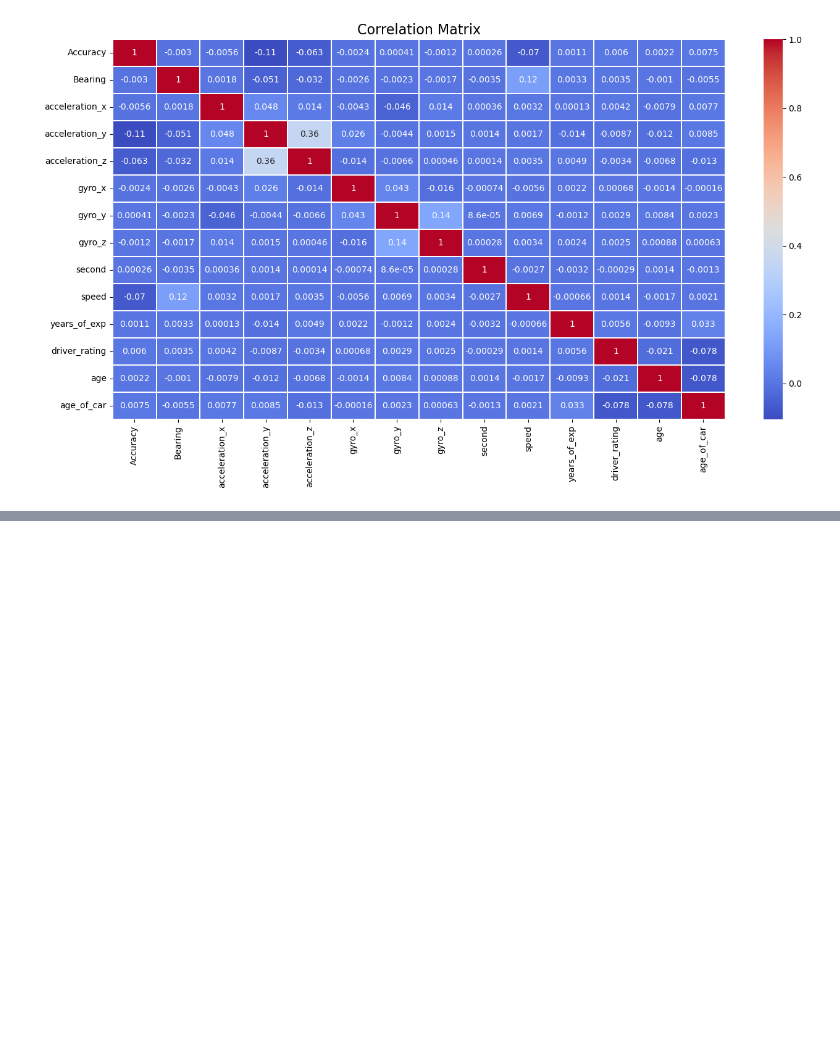
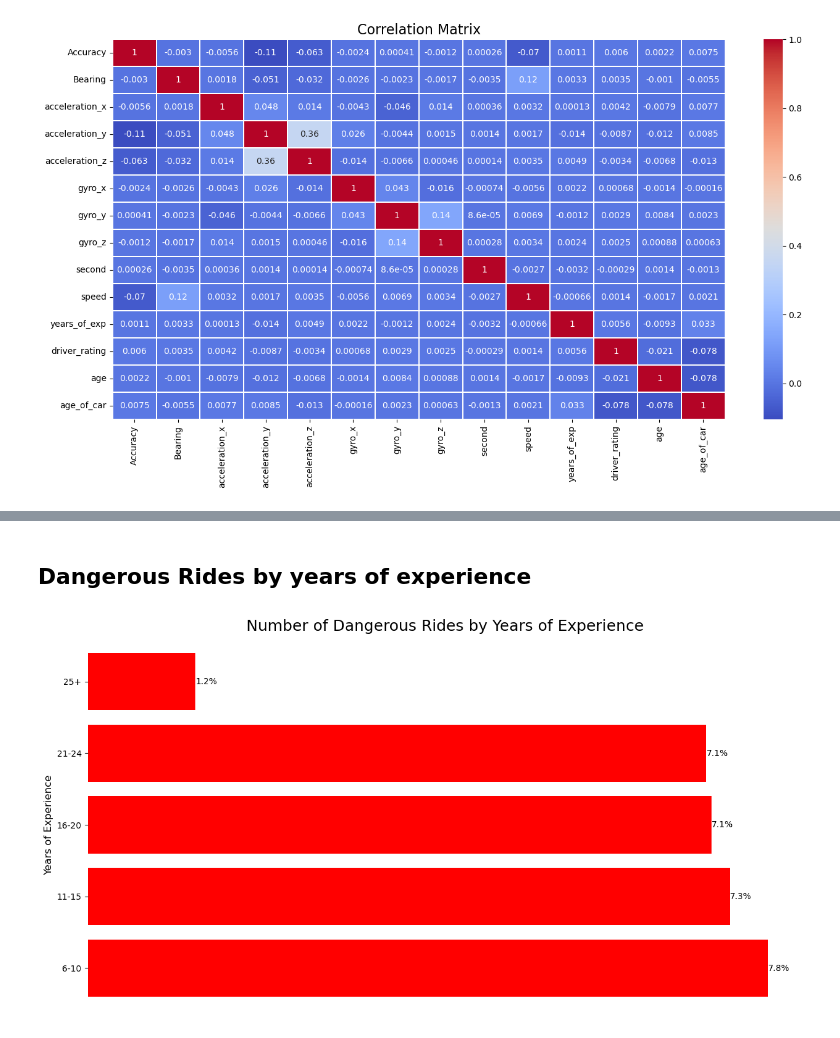
Before and after one commit to errnasty/Cab-Data-Analysis, a Jupyter notebook: EDA.ipynb, the cells around one changed output, grey strips where cells are left out. Saved outputs shown, nothing was run; the diff lists cells and outputs as text; code cells hidden in the pictures; blank space fills up the shorter version.

```diff
--- a/EDA.ipynb
+++ b/EDA.ipynb
@@ -447,0 +492,32 @@ plt.show()
+# %% [markdown]
+## Dangerous Rides by years of experience
+# %%
+bins = [5, 10, 15, 20, 25, 30]
+labels = ['6-10', '11-15', '16-20', '21-24', '25+']
+
+df_new['exp_group'] = pd.cut(df_new['years_of_exp'], bins=bins, labels=labels, right=False)
+
+dangerous_rides_by_exp = df_new[df_new['label'] == 1].groupby('exp_group').size()
+total_rides = df_new['label'].count()
+rides_percentage = dangerous_rides_by_exp / total_rides * 100
+
+# Plot the bar graph
+fig, ax = plt.subplots(figsize=(15, 8))
+bars = ax.barh(dangerous_rides_by_exp.index, dangerous_rides_by_exp.values, color='red')
+
+for spine in ax.spines.values():
+    spine.set_visible(False)
+
+ax.set_xticks([])
+
+# Add the percentages on top of the bars
+for i, bar in enumerate(bars):
+    width = bar.get_width()
+    ax.text(width, bar.get_y() + bar.get_height() / 2,
+            f'{rides_percentage[i]:.1f}%', ha='left', va='center')
+
+ax.set_ylabel('Years of Experience', fontsize=12)
+ax.set_title('Number of Dangerous Rides by Years of Experience', fontsize=18)
+plt.show()
+# %% [output]
+[figure, added]
```
Also changed, not shown: parts of 16 cells of this notebook.
